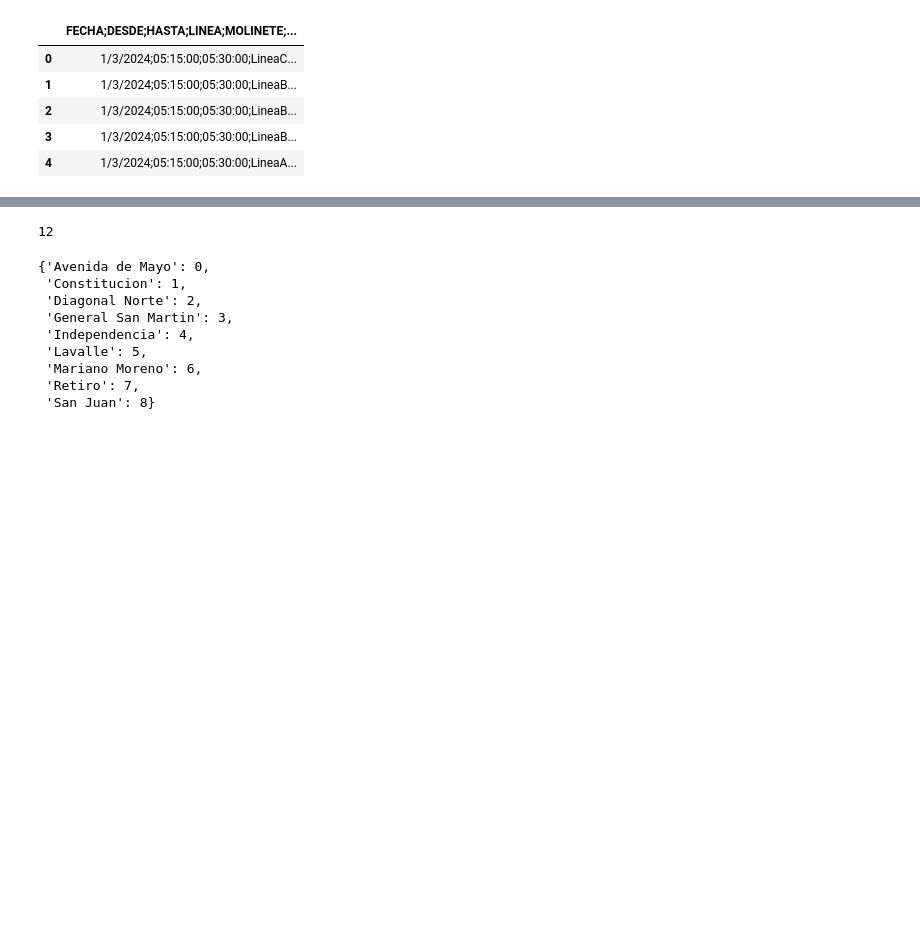
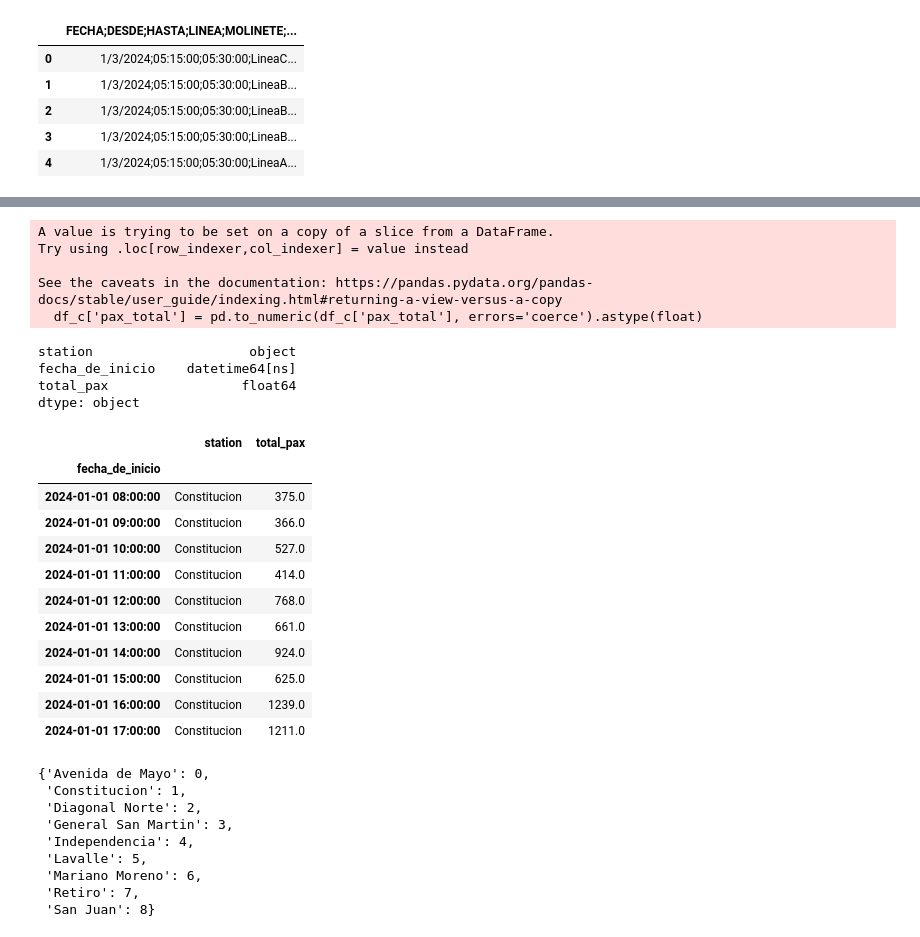
Before and after one commit to simonmontt/Passenger-Flow-Prediction-CABA, a Jupyter notebook: Untitled.ipynb, the cells around one changed output, grey strips where cells are left out. Drawn from its saved outputs; the diff is of its cells as text; code cells hidden in the pictures; blank space fills up the shorter version.

```diff
--- a/Untitled.ipynb
+++ b/Untitled.ipynb
@@ -171,4 +186,0 @@ See the caveats in the documentation: https://pandas.pydata.org/pandas-docs/stab
-# %%
-df_c.month.max()
-# %% [output]
-12
@@ -174,0 +194,21 @@ df_c.month.max()
+# %%
+df_c = df[df['linea']=='LineaC']
+df_c['pax_total'] = pd.to_numeric(df_c['pax_total'], errors='coerce').astype(float)
+
+results = []
+
+for station in df_c['estacion'].unique():
+    for date in df_c['start_time'].unique():
+            total_pax = df_c[(df_c['estacion'] == station) &
+                           (df_c['start_time'] == date)]['pax_total'].sum()
+            results.append({
+                'station': station,
+                'fecha_de_inicio': date,
+                'total_pax': total_pax
+            })
+# %% [output]
+A value is trying to be set on a copy of a slice from a DataFrame.
+Try using .loc[row_indexer,col_indexer] = value instead
+
+See the caveats in the documentation: https://pandas.pydata.org/pandas-docs/stable/user_guide/indexing.html#returning-a-view-versus-a-copy
+  df_c['pax_total'] = pd.to_numeric(df_c['pax_total'], errors='coerce').astype(float)
@@ -174,0 +224,25 @@ df_c.month.max()
+# %%
+result_df = pd.read_csv("line_c_w_counts.csv")
+result_df['fecha_de_inicio'] = pd.to_datetime(result_df['fecha_de_inicio'])
+result_df.dtypes
+# %% [output]
+station                    object
+fecha_de_inicio    datetime64[ns]
+total_pax                 float64
+dtype: object
+# %%
+result_df.set_index('fecha_de_inicio', inplace=True)
+result_df.head(10)
+# %% [output]
+|  | station | total_pax |
+| fecha_de_inicio |  |  |
+| 2024-01-01 08:00:00 | Constitucion | 375.0 |
+| 2024-01-01 09:00:00 | Constitucion | 366.0 |
+| 2024-01-01 10:00:00 | Constitucion | 527.0 |
+| 2024-01-01 11:00:00 | Constitucion | 414.0 |
+| 2024-01-01 12:00:00 | Constitucion | 768.0 |
+| 2024-01-01 13:00:00 | Constitucion | 661.0 |
+| 2024-01-01 14:00:00 | Constitucion | 924.0 |
+| 2024-01-01 15:00:00 | Constitucion | 625.0 |
+| 2024-01-01 16:00:00 | Constitucion | 1239.0 |
+| 2024-01-01 17:00:00 | Constitucion | 1211.0 |
```
Also changed, not shown: parts of 23 cells of this notebook, 2 other files.
